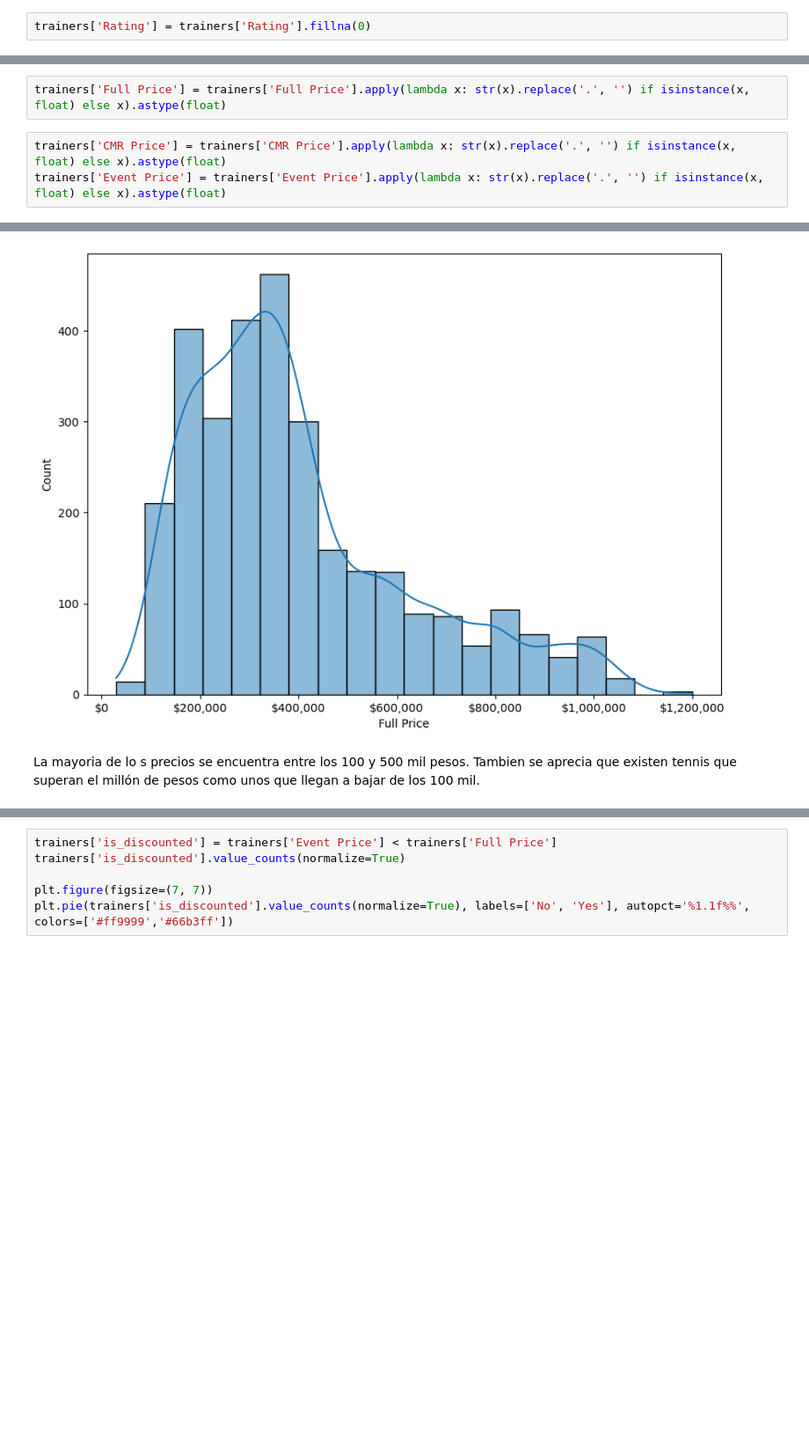
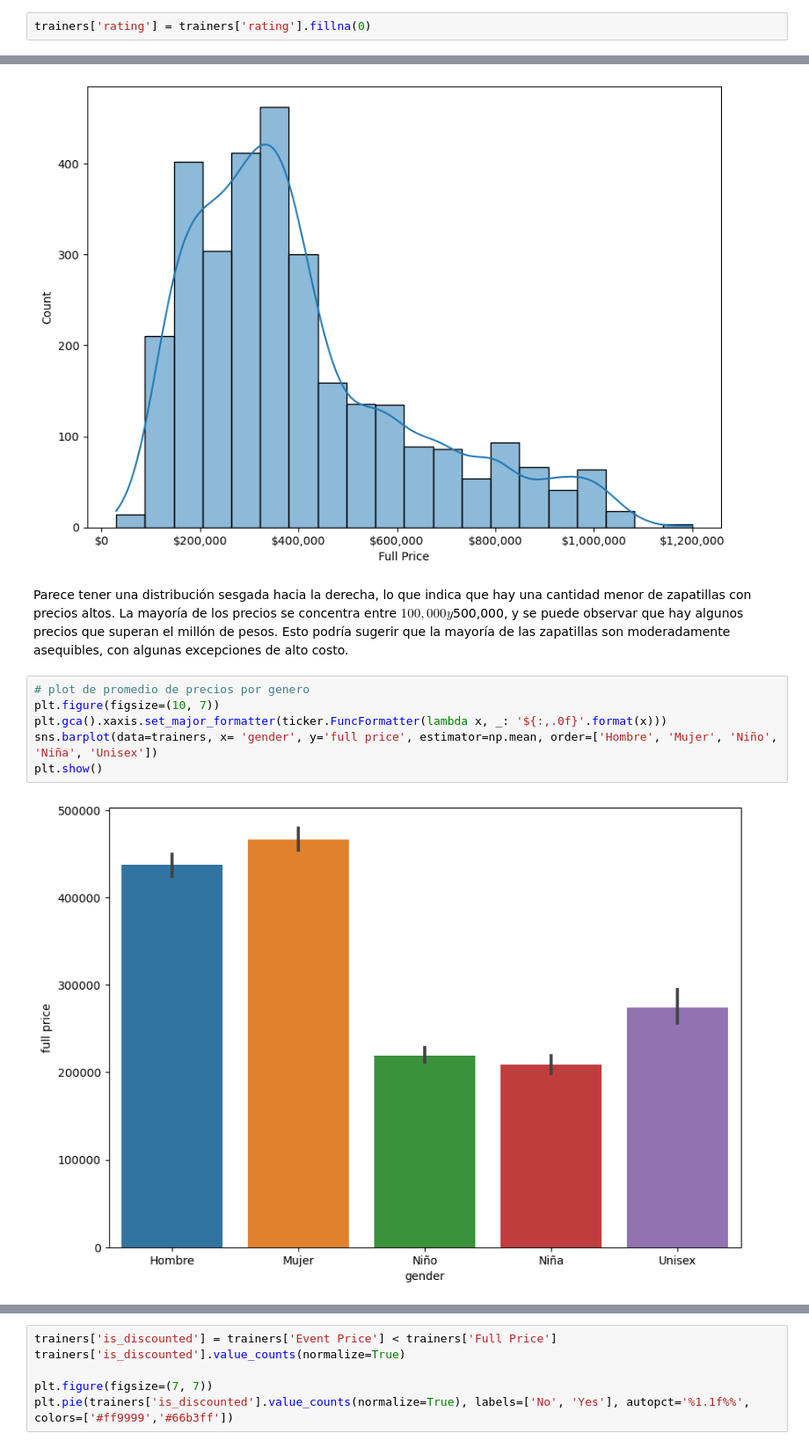
Before and after one commit to sofi-devv/Bootcamp-DS, a Jupyter notebook: falabella/visualizations/viz-fl.ipynb, the cells around one changed output, grey strips where cells are left out. Shown at 88% size. Saved outputs shown, nothing was run; the diff lists cells and outputs as text; blank space fills up the shorter version.

```diff
--- a/falabella/visualizations/viz-fl.ipynb
+++ b/falabella/visualizations/viz-fl.ipynb
@@ -69,7 +61,7 @@ plt.show()
 # %% [markdown]
 Exite una mayor comenrcializacion de tenis para adultos que para niños.
 # %%
-trainers['Rating'] = trainers['Rating'].fillna(0)
+trainers['rating'] = trainers['rating'].fillna(0)
 # %%
 sns.displot(data=trainers, x='Rating', height=5, aspect=1, binwidth=1.2)
 # %% [output]
@@ -80,10 +72,5 @@ Una buena parte de las personas no rankea los tenis por este medio, sin embargo
 # %% [markdown]
 # Axes level
-# %%
-trainers['Full Price'] = trainers['Full Price'].apply(lambda x: str(x).replace('.', '') if isinstance(x, float) else x).astype(float)
-# %%
-trainers['CMR Price'] = trainers['CMR Price'].apply(lambda x: str(x).replace('.', '') if isinstance(x, float) else x).astype(float)
-trainers['Event Price'] = trainers['Event Price'].apply(lambda x: str(x).replace('.', '') if isinstance(x, float) else x).astype(float)
 # %%
 plt.figure(figsize=(10, 7))
 sns.histplot(trainers['Full Price'], bins=20, kde=True)
@@ -91,5 +78,13 @@ sns.histplot(trainers['Full Price'], bins=20, kde=True)
 plt.gca().xaxis.set_major_formatter(ticker.FuncFormatter(lambda x, _: '${:,.0f}'.format(x)))
 # %% [output]
 [figure]
-# %% [markdown]
-La mayoria de lo s precios se encuentra entre los 100 y 500 mil pesos. Tambien se aprecia que existen tennis que superan el millón de pesos como unos que llegan a bajar de los 100 mil.
+# %% [markdown]
+ Parece tener una distribución sesgada hacia la derecha, lo que indica que hay una cantidad menor de zapatillas con precios altos. La mayoría de los precios se concentra entre $100,000 y $500,000, y se puede observar que hay algunos precios que superan el millón de pesos. Esto podría sugerir que la mayoría de las zapatillas son moderadamente asequibles, con algunas excepciones de alto costo.
+# %%
+# plot de promedio de precios por genero
+plt.figure(figsize=(10, 7))
+plt.gca().xaxis.set_major_formatter(ticker.FuncFormatter(lambda x, _: '${:,.0f}'.format(x)))
+sns.barplot(data=trainers, x= 'gender', y='full price', estimator=np.mean, order=['Hombre', 'Mujer', 'Niño', 'Niña', 'Unisex'])
+plt.show()
+# %% [output]
+[figure, added]
```
Also changed, not shown: parts of 8 cells of this notebook, 1 other file.
